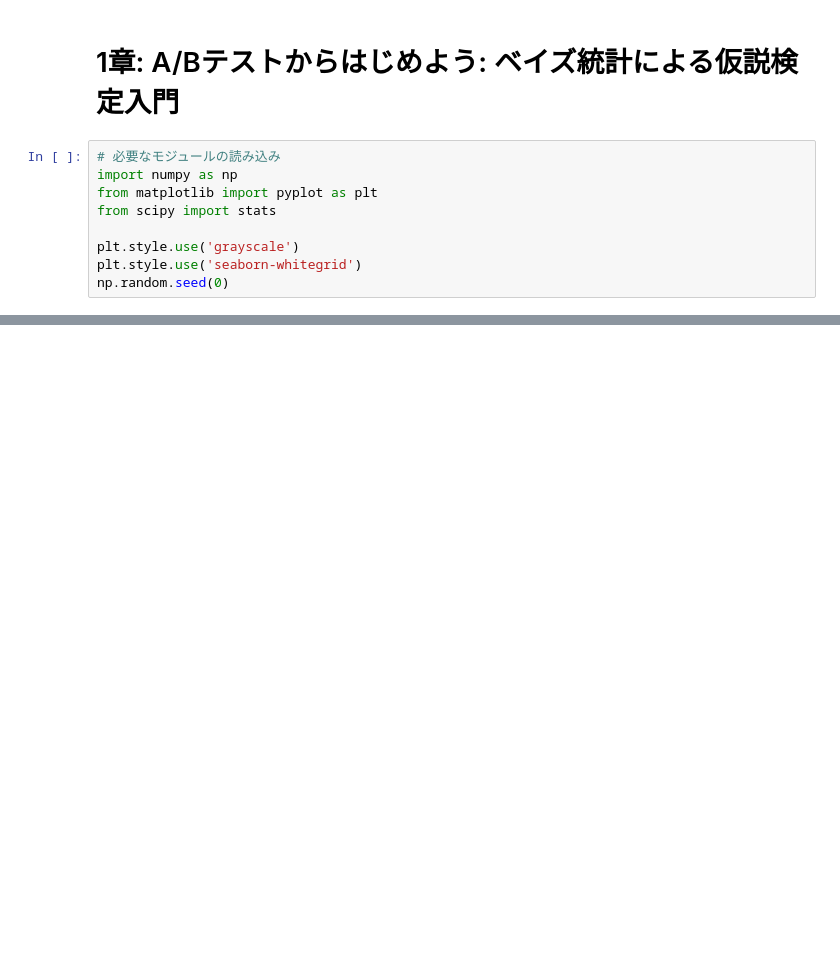
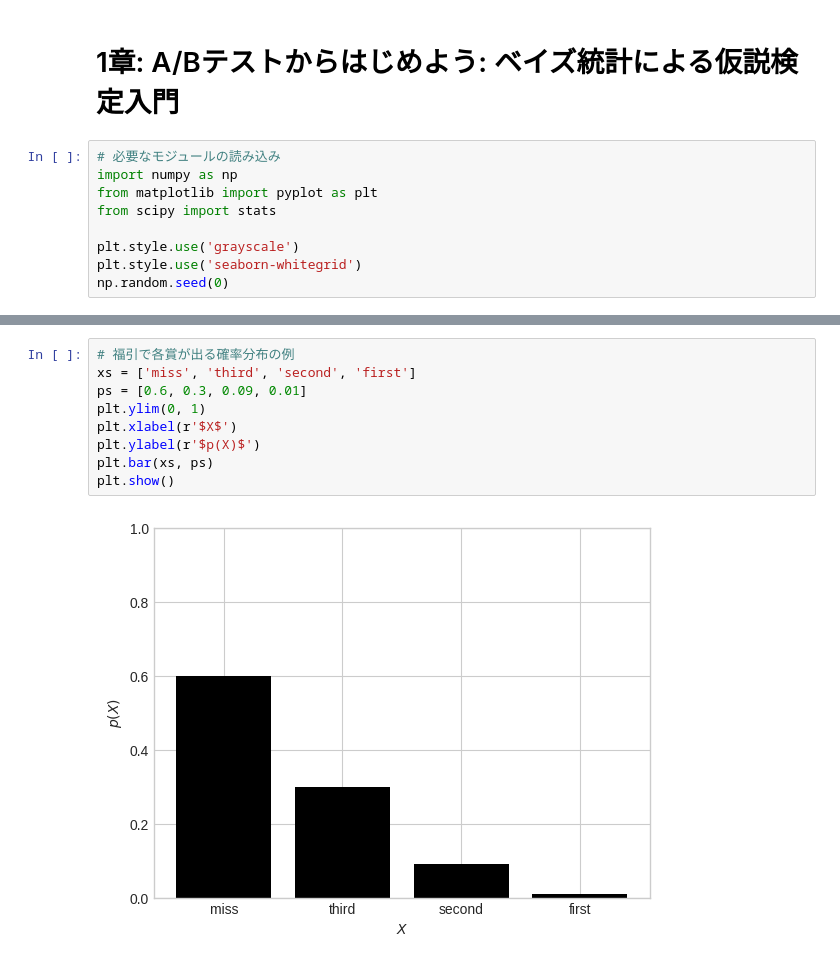
Before and after one commit to yuji-sgs/web-optimization, a Jupyter notebook: cahpter1.ipynb, the cells around one changed output, grey strips where cells are left out. Saved outputs shown, nothing was run; the diff lists cells and outputs as text; blank space fills up the shorter version.

```diff
--- a/cahpter1.ipynb
+++ b/cahpter1.ipynb
@@ -13,0 +26,11 @@ np.random.seed(0)
+# %%
+# 福引で各賞が出る確率分布の例
+xs = ['miss', 'third', 'second', 'first']
+ps = [0.6, 0.3, 0.09, 0.01]
+plt.ylim(0, 1)
+plt.xlabel(r'$X$')
+plt.ylabel(r'$p(X)$')
+plt.bar(xs, ps)
+plt.show()
+# %% [output]
+[figure, added]
```
Also changed, not shown: parts of 3 cells of this notebook.
